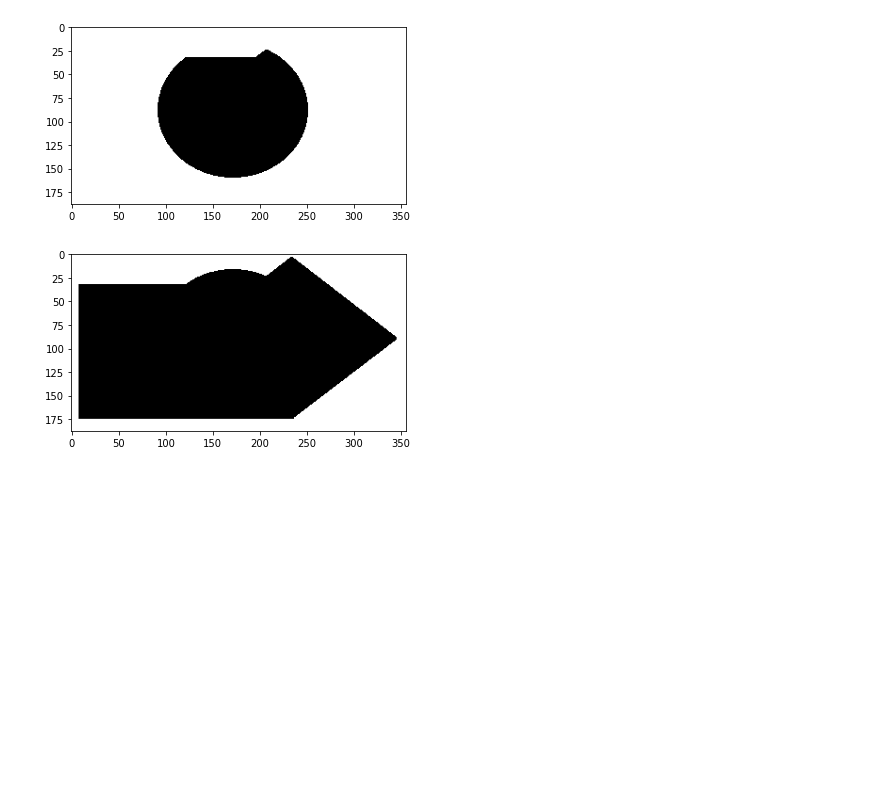
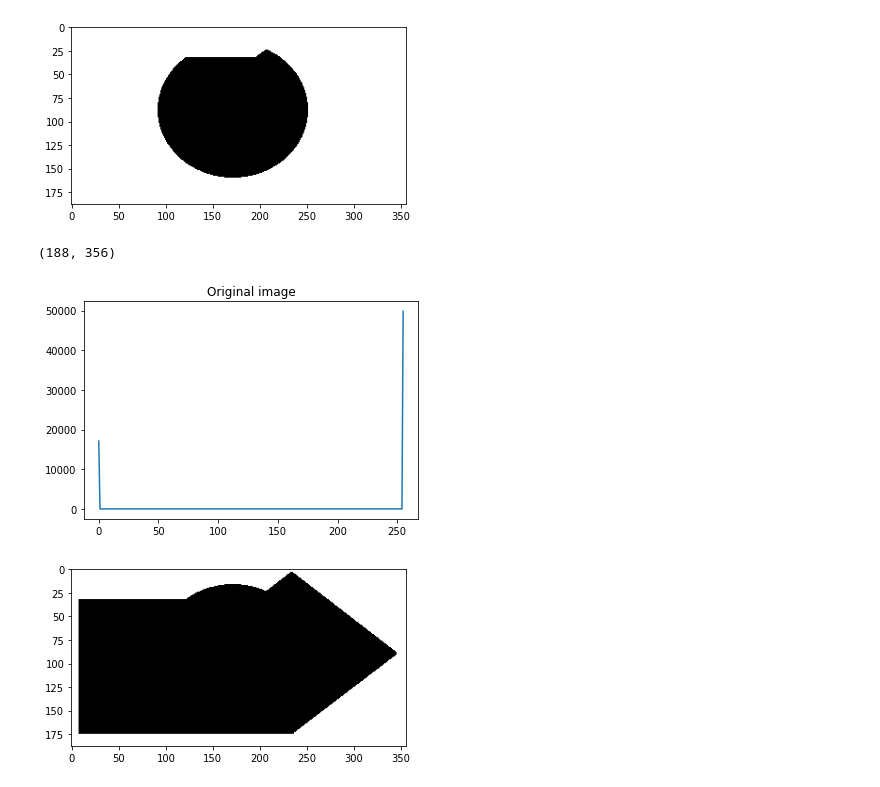
Before and after one commit to CaioCordeiro/CS_Computational_Vision, a Jupyter notebook: ATV5/ATV5.ipynb, the cells around one changed output. Cells and saved outputs as stored; diff of their text form; code cells hidden in the pictures; blank space fills up the shorter version.

```diff
--- a/ATV5/ATV5.ipynb
+++ b/ATV5/ATV5.ipynb
@@ -42,6 +69,12 @@ plt.imshow(or_img)
 plt.show()
 # %% [output]
 [figure]
+# %%
+or_img = cv.cvtColor(or_img, cv.COLOR_BGR2GRAY)
+plot_histogram("Original image", hist(or_img))
+# %% [output]
+(188, 356)
+[figure, added]
 # %%
 and_img = bitwise_and(img,img2)
 plt.imshow(and_img)
```
Also changed, not shown: parts of 14 cells of this notebook.
